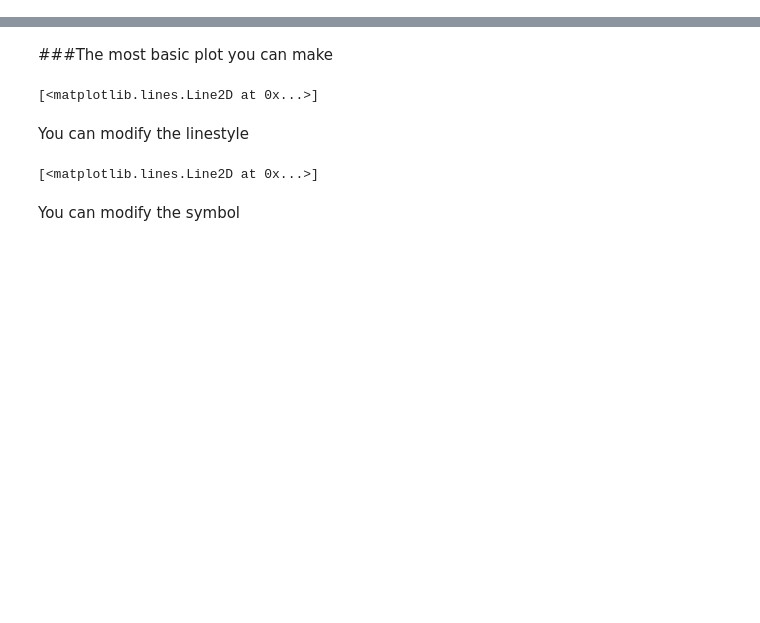
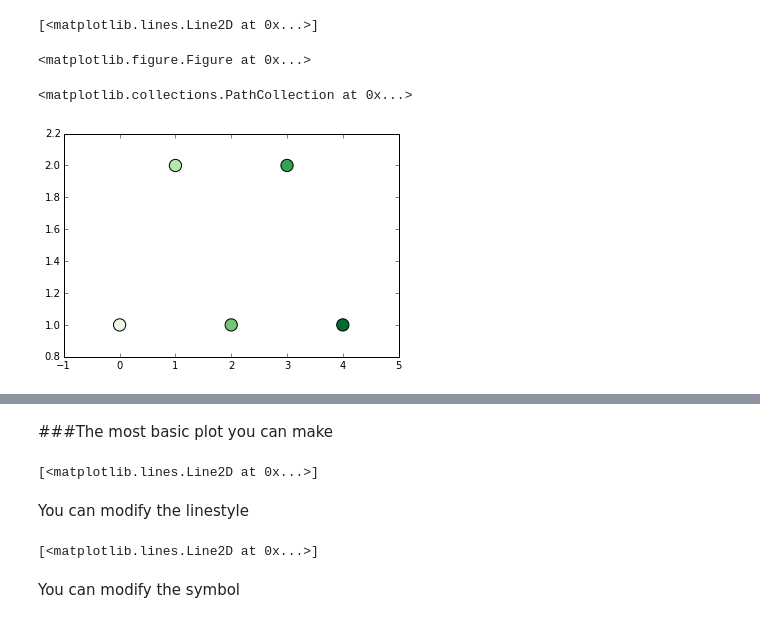
Before and after one commit to swcarpentry/2014-04-14-wise, a Jupyter notebook: advanced/python/matplotlib_master.ipynb, the cells around one changed output, grey strips where cells are left out. Saved outputs shown, nothing was run; the diff lists cells and outputs as text; code cells hidden in the pictures; blank space fills up the shorter version.

```diff
--- a/advanced/python/matplotlib_master.ipynb
+++ b/advanced/python/matplotlib_master.ipynb
@@ -0,0 +28,14 @@
+# %%
+bmap = brewer2mpl.get_map('Greens', 'sequential', 5)
+# %%
+colors = bmap.mpl_colors
+# %%
+plt.plot([0,1,2,3,4], [1,2,1,2,1], marker = 'o', c=colors)
+# %% [output]
+[<matplotlib.lines.Line2D at 0x...>]
+<matplotlib.figure.Figure at 0x...>
+# %%
+plt.scatter([0,1,2,3,4], [1,2,1,2,1], s=150, marker = 'o', c=colors)
+# %% [output]
+<matplotlib.collections.PathCollection at 0x...>
+[figure, added]
```
Also changed, not shown: parts of 8 cells of this notebook, 4 other files.
